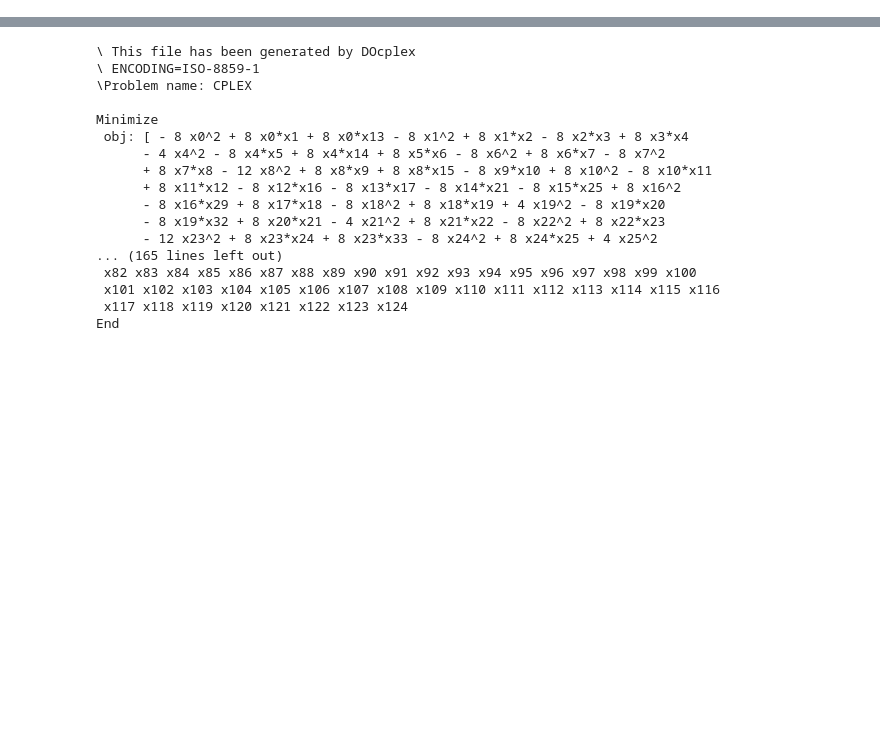
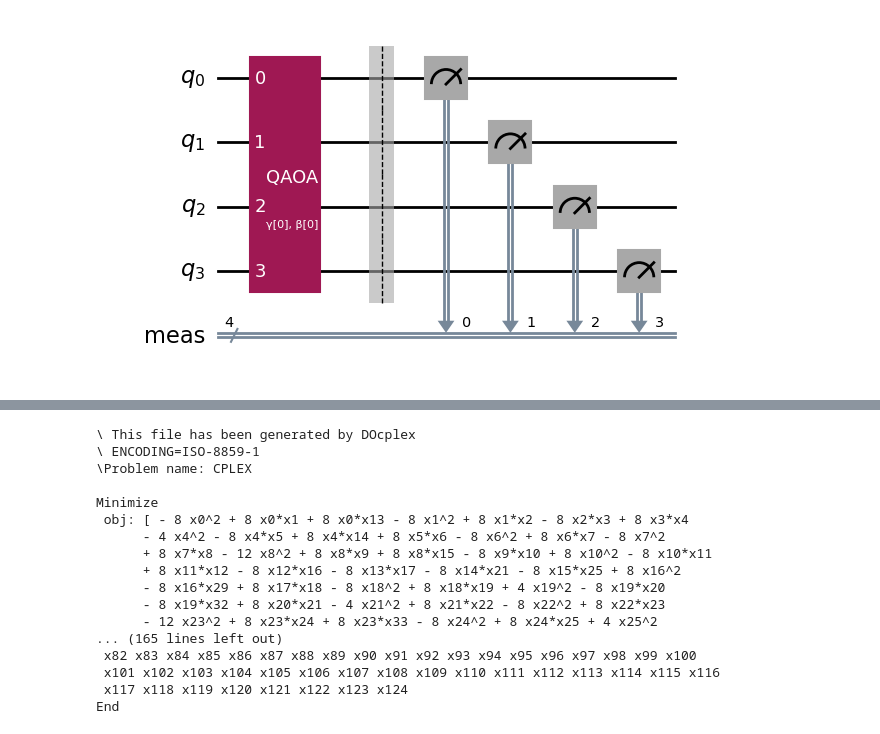
Before and after one commit to qiskit-community/qopt-best-practices, a Jupyter notebook: how_tos/qiskit_patterns.ipynb, the cells around one changed output, grey strips where cells are left out. Cells and saved outputs as stored; diff of their text form; code cells hidden in the pictures; blank space fills up the shorter version.

```diff
--- a/how_tos/qiskit_patterns.ipynb
+++ b/how_tos/qiskit_patterns.ipynb
@@ -38,0 +49,5 @@ Classical optimization problems and be stored and represented in a LP as shown b
+# %%
+from demo_src.map import map_graph_to_qubo
+
+qubo = map_graph_to_qubo(demo_graph)
+print(qubo.prettyprint())
@@ -38,0 +95,7 @@ Classical optimization problems and be stored and represented in a LP as shown b
+# %%
+from demo_src.map import map_qubo_to_ising
+
+cost_hamiltonian, offset = map_qubo_to_ising(qubo)
+
+print("Offset:", offset)
+print("Cost Function Hamiltonian:", cost_hamiltonian)
@@ -38,0 +116,7 @@ Classical optimization problems and be stored and represented in a LP as shown b
+# %%
+from demo_src.map import map_ising_to_circuit
+
+ansatz = map_ising_to_circuit(cost_hamiltonian, num_layers=1)
+ansatz.draw('mpl')
+# %% [output]
+[figure, added]
```
Also changed, not shown: parts of 58 cells of this notebook, 5 other files.
